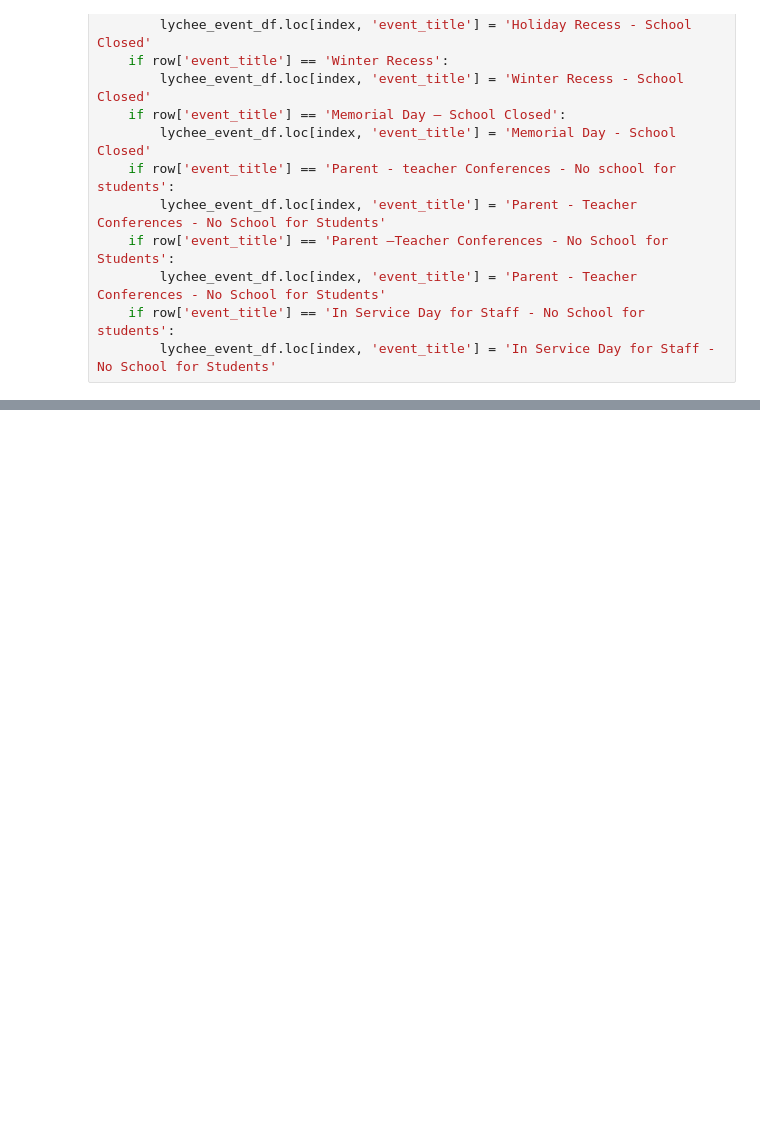
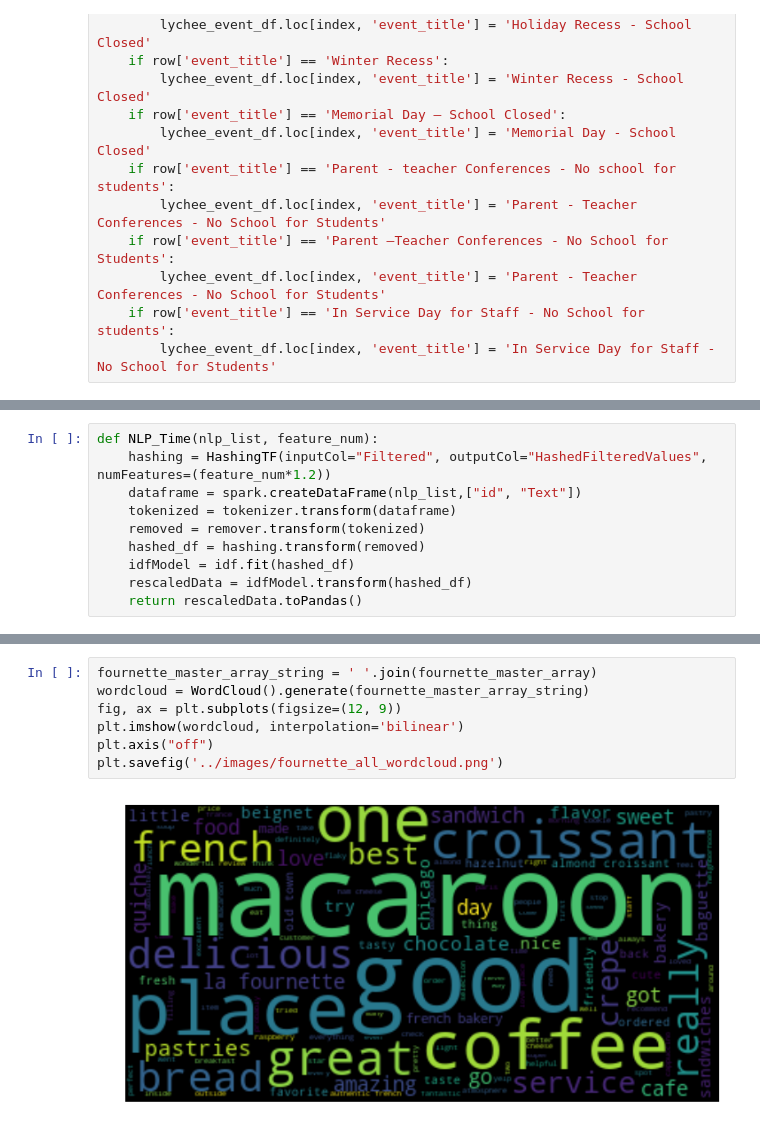
Before and after one commit to PoojaChopra123/pie_thon, a Jupyter notebook: jupyter notebooks/stacy_scratch.ipynb, the cells around one changed output, grey strips where cells are left out. Drawn from its saved outputs; the diff is of its cells as text; blank space fills up the shorter version.

```diff
--- a/jupyter notebooks/stacy_scratch.ipynb
+++ b/jupyter notebooks/stacy_scratch.ipynb
@@ -573,0 +865,10 @@ for index, row in logan_review_df.iterrows():
+# %%
+def NLP_Time(nlp_list, feature_num):
+    hashing = HashingTF(inputCol="Filtered", outputCol="HashedFilteredValues", numFeatures=(feature_num*1.2))
+    dataframe = spark.createDataFrame(nlp_list,["id", "Text"])
+    tokenized = tokenizer.transform(dataframe)
+    removed = remover.transform(tokenized)
+    hashed_df = hashing.transform(removed)
+    idfModel = idf.fit(hashed_df)
+    rescaledData = idfModel.transform(hashed_df)
+    return rescaledData.toPandas()
@@ -574,3 +1024,12 @@ for index, row in logan_review_df.iterrows():
+# %%
+fournette_master_array_string = ' '.join(fournette_master_array)
+wordcloud = WordCloud().generate(fournette_master_array_string)
+fig, ax = plt.subplots(figsize=(12, 9))
+plt.imshow(wordcloud, interpolation='bilinear')
+plt.axis("off")
+plt.savefig('../images/fournette_all_wordcloud.png')
+# %% [output]
+[figure, added]
 # %%
 damen_review_df.head()
 # %% [output]
```
Also changed, not shown: parts of 197 cells of this notebook, 43 other files.
